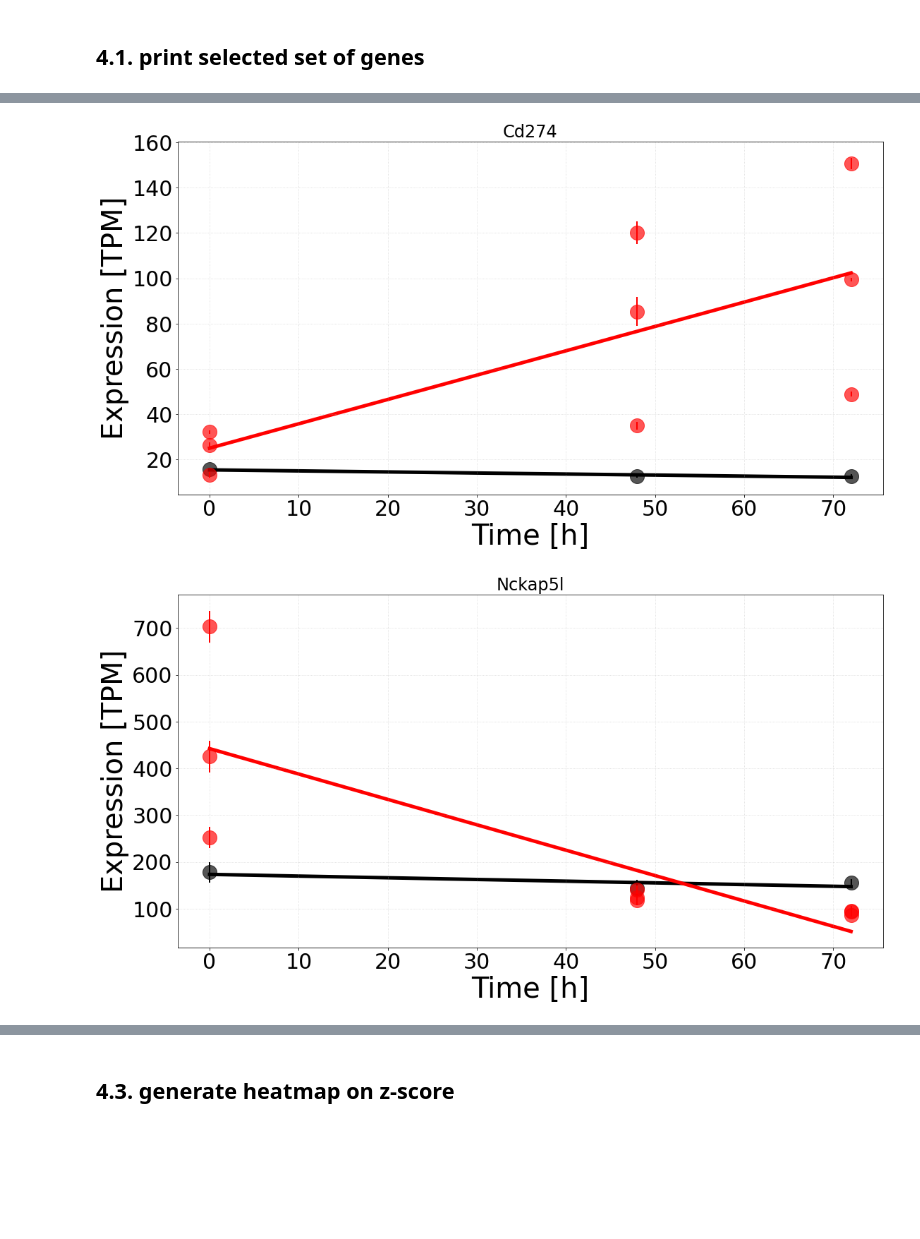
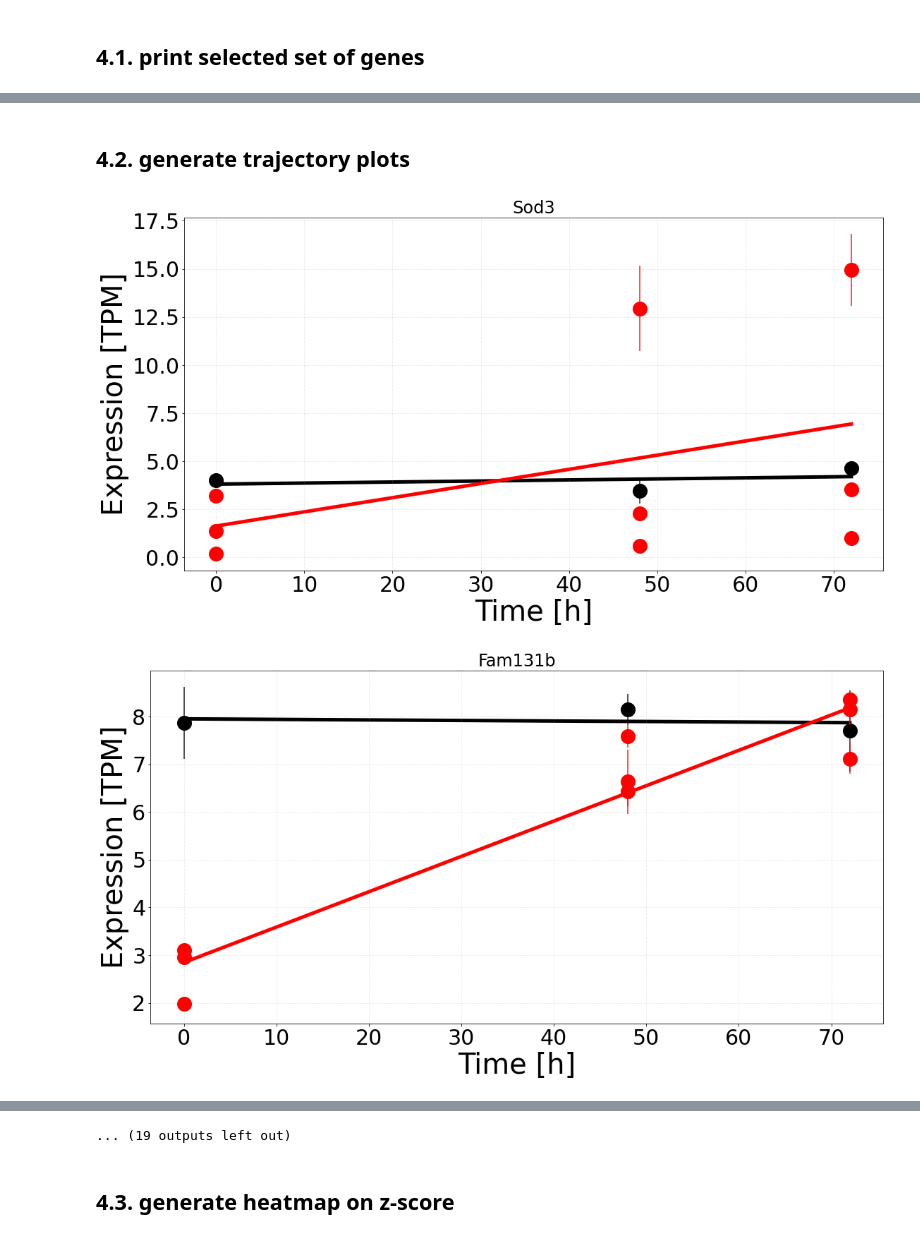
Before and after one commit to adelomana/reynisfjara, a Jupyter notebook: 05_differential_expression/relaxed_pattern/relaxed_pattern_analysis.ipynb, the cells around one changed output, grey strips where cells are left out. Cells and saved outputs as stored; diff of their text form; code cells hidden in the pictures; blank space fills up the shorter version.

```diff
--- a/05_differential_expression/relaxed_pattern/relaxed_pattern_analysis.ipynb
+++ b/05_differential_expression/relaxed_pattern/relaxed_pattern_analysis.ipynb
@@ -195,3 +194,6 @@ print(len(list_five))
 # 4. plot and print identified genes
 # %% [markdown]
 ## 4.1. print selected set of genes
+# %%
+for ensembl in list_five:
+    print(ensembl)
@@ -198,13 +220,15 @@ print(len(list_five))
 # %%
+index = 0
 for ensembl in list_five:
+    index = index + 1
     gene_name = annotation.loc[ensembl]['ext_gene']
     description = annotation.loc[ensembl]['description'].split(' [')[0]
     if simple_expression.loc[ensembl, 'MUT_72h'] > simple_expression.loc[ensembl, 'MUT_0h']:
         trend = 'up'
-        message = '\t'.join([ensembl, gene_name, trend, description])
+        message = '\t'.join([str(index), ensembl, gene_name, trend, description])
         print(termcolor.colored(message, 'red'))
     else:
         trend = 'down'
-        message = '\t'.join([ensembl, gene_name, trend, description])
+        message = '\t'.join([str(index), ensembl, gene_name, trend, description])
         print(termcolor.colored(message, 'blue'))
 # %% [output]
@@ -230,11 +252,15 @@ ENSMUSG00000037049      Smpd1   down    sphingomyelin phosphodiesterase 1, acid
+# %% [markdown]
+## 4.2. generate trajectory plots
 # %%
 expression_labels = expression.columns
 wt_labels = [label for label in simple_expression.columns if 'WT' in label]
 mut_labels = [label for label in simple_expression.columns if 'MUT' in label]
+fitted_change_dict = {}
 
-for ensembl in list_five[:10]:
+for ensembl in list_five:
     gene_name = annotation.loc[ensembl]['ext_gene']
     ensembl_trajectory = []; ensembl_times = []
+    fitted_change_dict[gene_name] = []
 
     for mouse in mice:
         plotting_means = []
@@ -252,43 +278,43 @@ for ensembl in list_five[:10]:
 
         # plot data
         if mouse == 'a3922':
             the_color = 'black'
         else:
             the_color = 'red'
-        matplotlib.pyplot.errorbar(numerical_times, plotting_means, yerr=plotting_stds, color=the_color, lw=0, elinewidth=2)
-        matplotlib.pyplot.plot(numerical_times, plotting_means, 'o', color=the_color, ms=20, alpha=2/3)
+        matplotlib.pyplot.errorbar(numerical_times, plotting_means, yerr=plotting_stds, color=the_color, lw=0, elinewidth=2, alpha=2/3)
+        matplotlib.pyplot.plot(numerical_times, plotting_means, 'o', color=the_color, ms=20)
 
-    #print('ensembl trajetory', ensembl_trajectory)
-    #print('ensembl times', ensembl_times)
-
-    # interpolation
+    # fit and visualize trend
     x = ensembl_times[:9]
     y = ensembl_trajectory[:9]
-    #print('xWT', x)
-    #print('yWT', y)
     slope, intercept, r_value, p_value, std_err = scipy.stats.linregress(x, y)
     newx = numpy.arange(0, 72+1, 1)
     newy = slope*newx + intercept
     matplotlib.pyplot.plot(newx, newy, '-', color='black', lw=5, zorder=0)
+    # store info for z-score heatmap
+    d = slope*numpy.array(numerical_times) + intercept
+    for element in d:
+        fitted_change_dict[gene_name].append(element)
 
     x = ensembl_times[9:]
     y = ensembl_trajectory[9:]
-    #print('xMUT', x)
-    #print('yMUT', y)
     slope, intercept, r_value, p_value, std_err = scipy.stats.linregress(x, y)
     newx = numpy.arange(0, 72+1, 1)
     newy = slope*newx + intercept
     matplotlib.pyplot.plot(newx, newy, '-', color='red', lw=5, zorder=0)
 
-    # store info for z-score heatmap.
+    # store info for z-score heatmap
+    d = slope*numpy.array(numerical_times) + intercept
+    for element in d:
+        fitted_change_dict[gene_name].append(element)
 
     # close figure
     matplotlib.pyplot.grid(alpha=0.5, ls=':')
     matplotlib.pyplot.title(gene_name)
     matplotlib.pyplot.xlabel('Time [h]')
     matplotlib.pyplot.ylabel('Expression [TPM]')
     matplotlib.pyplot.tight_layout()
     matplotlib.pyplot.show()
 # %% [output]
-[figure, old version]
+[figure, new version]
-[figure, old version]
+[figure, new version]
@@ -303,2 +331,3 @@ for ensembl in list_five[:10]:
+... (19 outputs left out)
 # %% [markdown]
 ## 4.3. generate heatmap on z-score
```
Also changed, not shown: parts of 18 cells of this notebook.
